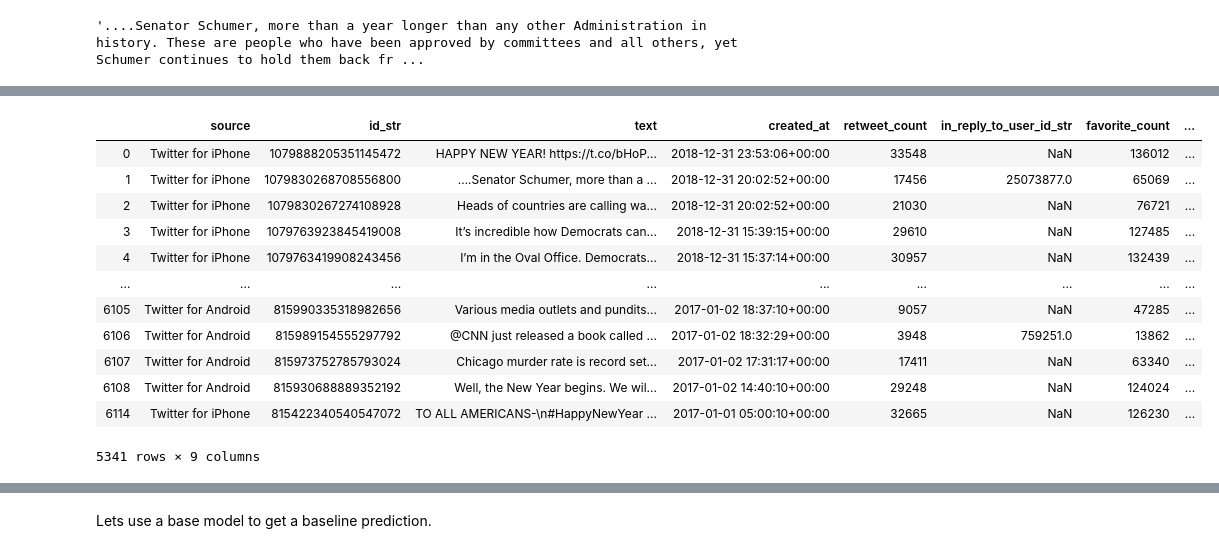
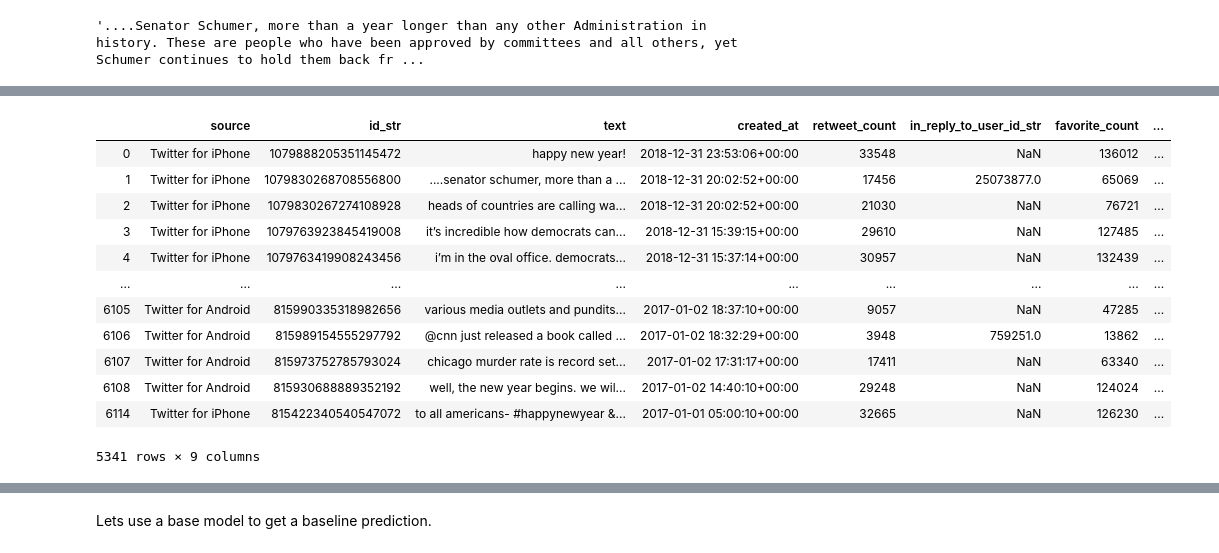
Before and after one commit to tonitiri/Project3, a Jupyter notebook: Final_Project-master/notebooks/NLP Sklearn.ipynb, the cells around one changed output, grey strips where cells are left out. Drawn from its saved outputs; the diff is of its cells as text; code cells hidden in the pictures.

```diff
--- a/Project3-master/NLP Sklearn.ipynb
+++ b/Final_Project-master/notebooks/NLP Sklearn.ipynb
@@ -82,0 +88,4 @@ sentences[1]
+# %%
+# for s in dfRt.iterrows():
+#     for t in s[1]["text"].str.lower()
+dfRt['text'] = dfRt['text'].str.lower()
@@ -82,0 +114,12 @@ sentences[1]
+# %%
+from urllib.parse import urlparse
+#https://stackoverflow.com/a/52455972
+def is_url(url):
+  try:
+    result = urlparse(url)
+    return all([result.scheme, result.netloc])
+  except ValueError:
+    return False
+
+dfRt['text'] = [' '.join(y for y in x.split() if not is_url(y)) for x in dfRt['text']]
+dfRt
@@ -83,50 +145,22 @@ sentences[1]
 # %%
-dfRt = result[~result.text.str.startswith('RT')]
-tokens = []
-caps = []
-from nltk.tokenize import word_tokenize
-
-dfRt["caps"]= 0
-
-# tokenize sentences
-for s in dfRt.iterrows():
-    for t in s[1]["text"].split(" "):
-        if t.isupper():
-            dfRt["caps"][s[0]] = 1
-
-
-
-
-
 # df = pd.DataFrame({'Title':['test','Test',np.nan, 'a']})
 # df['Test_Flag'] = np.where(df['Title'].str.contains("test", case=False, na=False), 'T', '')
 # print (df)
 # capWords = [x.lower() for x in caps]
 
-# def remove_emoji(string):
-#     emoji_pattern = re.compile("["
-#                            u"\U0001F600-\U0001F64F"  # emoticons
-#                            u"\U0001F300-\U0001F5FF"  # symbols & pictographs
-#                            u"\U0001F680-\U0001F6FF"  # transport & map symbols
-#                            u"\U0001F1E0-\U0001F1FF"  # flags (iOS)
-#                            u"\U00002702-\U000027B0"
-#                            u"\U000024C2-\U0001F251"
-#                            "]+", flags=re.UNICODE)
-#     return emoji_pattern.sub(r'', string)
+def remove_emoji(string):
+    emoji_pattern = re.compile("["
+                           u"\U0001F600-\U0001F64F"  # emoticons
+                           u"\U0001F300-\U0001F5FF"  # symbols & pictographs
+                           u"\U0001F680-\U0001F6FF"  # transport & map symbols
+                           u"\U0001F1E0-\U0001F1FF"  # flags (iOS)
+                           u"\U00002702-\U000027B0"
+                           u"\U000024C2-\U0001F251"
+                           "]+", flags=re.UNICODE)
+    return emoji_pattern.sub(r'', string)
 
-# words = [remove_emoji(x) for x in capWords]
-
-# stop_words = set(stopwords.words('english'))
-
-# filtered_caps = [w for w in words if not w in stop_words]
-
-
-
-# df_fc= pd.DataFrame(filtered_caps)
-# df_fc["filtered_caps"]= pd.DataFrame(filtered_caps)
-
+dfRt["text"] = [remove_emoji(x) for x in dfRt["text"]]
 dfRt
-# print (caps)
 # %% [output]
 A value is trying to be set on a copy of a slice from a DataFrame.
 Try using .loc[row_indexer,col_indexer] = value instead
@@ -144,13 +169,13 @@ See the caveats in the documentation: http://pandas.pydata.org/pandas-docs/stabl
 |  | source | id_str | text | created_at | retweet_count | in_reply_to_user_id_str | favorite_count | ... |
-| 0 | Twitter for iPhone | 1079888205351145472 | HAPPY NEW YEAR! https://t.co/bHoP... | 2018-12-31 23:53:06+00:00 | 33548 | NaN | 136012 | ... |
-| 1 | Twitter for iPhone | 1079830268708556800 | ....Senator Schumer, more than a ... | 2018-12-31 20:02:52+00:00 | 17456 | 25073877.0 | 65069 | ... |
-| 2 | Twitter for iPhone | 1079830267274108928 | Heads of countries are calling wa... | 2018-12-31 20:02:52+00:00 | 21030 | NaN | 76721 | ... |
-| 3 | Twitter for iPhone | 1079763923845419008 | It’s incredible how Democrats can... | 2018-12-31 15:39:15+00:00 | 29610 | NaN | 127485 | ... |
-| 4 | Twitter for iPhone | 1079763419908243456 | I’m in the Oval Office. Democrats... | 2018-12-31 15:37:14+00:00 | 30957 | NaN | 132439 | ... |
+| 0 | Twitter for iPhone | 1079888205351145472 | happy new year! | 2018-12-31 23:53:06+00:00 | 33548 | NaN | 136012 | ... |
+| 1 | Twitter for iPhone | 1079830268708556800 | ....senator schumer, more than a ... | 2018-12-31 20:02:52+00:00 | 17456 | 25073877.0 | 65069 | ... |
+| 2 | Twitter for iPhone | 1079830267274108928 | heads of countries are calling wa... | 2018-12-31 20:02:52+00:00 | 21030 | NaN | 76721 | ... |
+| 3 | Twitter for iPhone | 1079763923845419008 | it’s incredible how democrats can... | 2018-12-31 15:39:15+00:00 | 29610 | NaN | 127485 | ... |
+| 4 | Twitter for iPhone | 1079763419908243456 | i’m in the oval office. democrats... | 2018-12-31 15:37:14+00:00 | 30957 | NaN | 132439 | ... |
 | ... | ... | ... | ... | ... | ... | ... | ... | ... |
-| 6105 | Twitter for Android | 815990335318982656 | Various media outlets and pundits... | 2017-01-02 18:37:10+00:00 | 9057 | NaN | 47285 | ... |
-| 6106 | Twitter for Android | 815989154555297792 | @CNN just released a book called ... | 2017-01-02 18:32:29+00:00 | 3948 | 759251.0 | 13862 | ... |
-| 6107 | Twitter for Android | 815973752785793024 | Chicago murder rate is record set... | 2017-01-02 17:31:17+00:00 | 17411 | NaN | 63340 | ... |
-| 6108 | Twitter for Android | 815930688889352192 | Well, the New Year begins. We wil... | 2017-01-02 14:40:10+00:00 | 29248 | NaN | 124024 | ... |
-| 6114 | Twitter for iPhone | 815422340540547072 | TO ALL AMERICANS-\n#HappyNewYear ... | 2017-01-01 05:00:10+00:00 | 32665 | NaN | 126230 | ... |
+| 6105 | Twitter for Android | 815990335318982656 | various media outlets and pundits... | 2017-01-02 18:37:10+00:00 | 9057 | NaN | 47285 | ... |
+| 6106 | Twitter for Android | 815989154555297792 | @cnn just released a book called ... | 2017-01-02 18:32:29+00:00 | 3948 | 759251.0 | 13862 | ... |
+| 6107 | Twitter for Android | 815973752785793024 | chicago murder rate is record set... | 2017-01-02 17:31:17+00:00 | 17411 | NaN | 63340 | ... |
+| 6108 | Twitter for Android | 815930688889352192 | well, the new year begins. we wil... | 2017-01-02 14:40:10+00:00 | 29248 | NaN | 124024 | ... |
+| 6114 | Twitter for iPhone | 815422340540547072 | to all americans- #happynewyear &... | 2017-01-01 05:00:10+00:00 | 32665 | NaN | 126230 | ... |
 5341 rows × 9 columns
```
Also changed, not shown: parts of 30 cells of this notebook, 44 other files.
